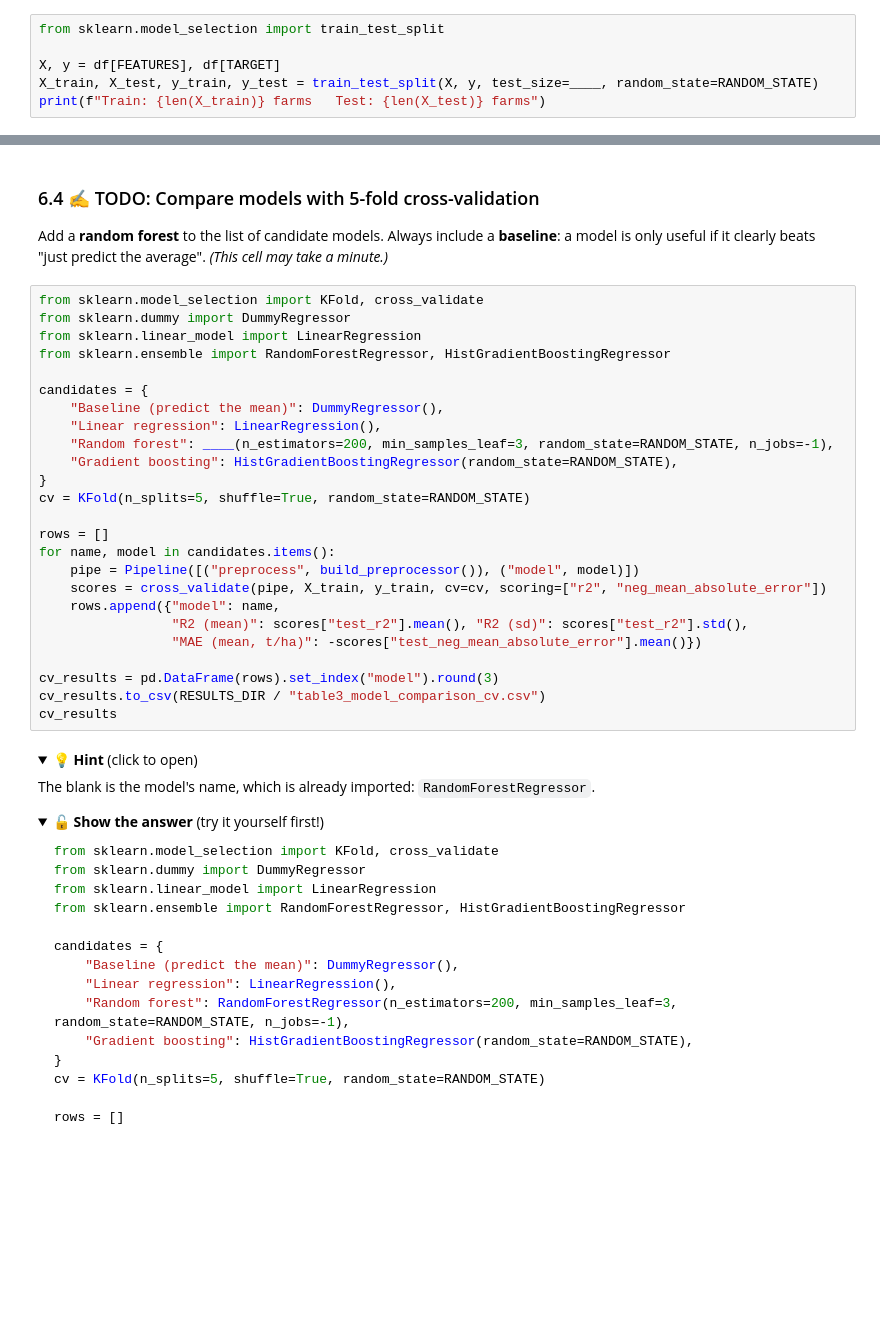
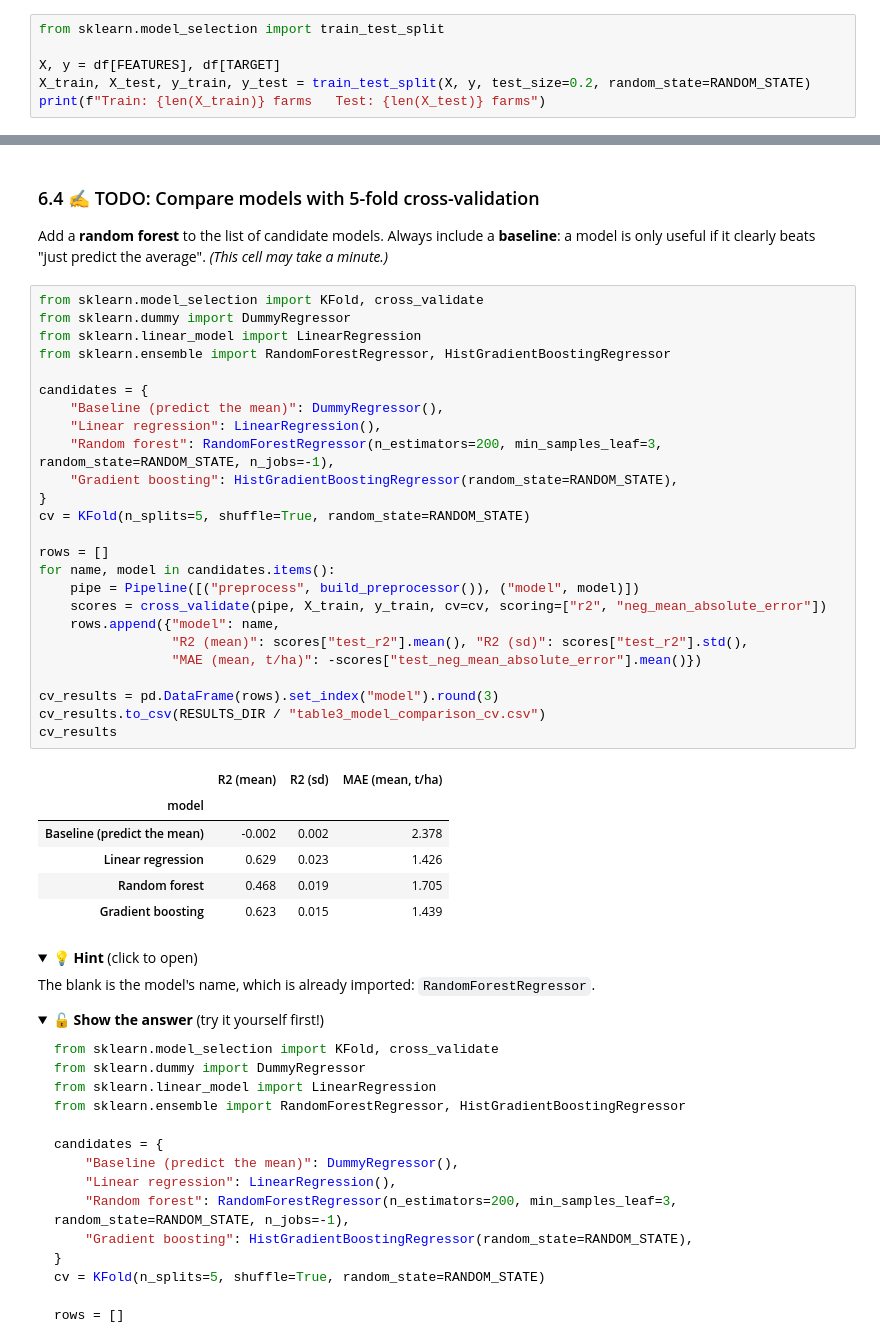
Before and after one commit to Jinawalic/nsuk-ds-group-02, a Jupyter notebook: notebooks/group_project.ipynb, the cells around one changed output, grey strips where cells are left out. Cells and saved outputs as stored; diff of their text form; folded sections open; blank space fills up the shorter version.

Commit message:
Part 6: machine learning model

```diff
--- a/notebooks/group_project.ipynb
+++ b/notebooks/group_project.ipynb
@@ -1658,5 +1667,5 @@ Keep **20%** of farms as a test set. It stays untouched until the very end.
 from sklearn.model_selection import train_test_split
 
 X, y = df[FEATURES], df[TARGET]
-X_train, X_test, y_train, y_test = train_test_split(X, y, test_size=____, random_state=RANDOM_STATE)
+X_train, X_test, y_train, y_test = train_test_split(X, y, test_size=0.2, random_state=RANDOM_STATE)
 print(f"Train: {len(X_train)} farms   Test: {len(X_test)} farms")
@@ -1705,28 +1740,35 @@ if it clearly beats "just predict the average". *(This cell may take a minute.)*
 # %%
 from sklearn.model_selection import KFold, cross_validate
 from sklearn.dummy import DummyRegressor
 from sklearn.linear_model import LinearRegression
 from sklearn.ensemble import RandomForestRegressor, HistGradientBoostingRegressor
 
 candidates = {
     "Baseline (predict the mean)": DummyRegressor(),
     "Linear regression": LinearRegression(),
-    "Random forest": ____(n_estimators=200, min_samples_leaf=3, random_state=RANDOM_STATE, n_jobs=-1),
+    "Random forest": RandomForestRegressor(n_estimators=200, min_samples_leaf=3, random_state=RANDOM_STATE, n_jobs=-1),
     "Gradient boosting": HistGradientBoostingRegressor(random_state=RANDOM_STATE),
 }
 cv = KFold(n_splits=5, shuffle=True, random_state=RANDOM_STATE)
 
 rows = []
 for name, model in candidates.items():
     pipe = Pipeline([("preprocess", build_preprocessor()), ("model", model)])
     scores = cross_validate(pipe, X_train, y_train, cv=cv, scoring=["r2", "neg_mean_absolute_error"])
     rows.append({"model": name,
                  "R2 (mean)": scores["test_r2"].mean(), "R2 (sd)": scores["test_r2"].std(),
                  "MAE (mean, t/ha)": -scores["test_neg_mean_absolute_error"].mean()})
 
 cv_results = pd.DataFrame(rows).set_index("model").round(3)
 cv_results.to_csv(RESULTS_DIR / "table3_model_comparison_cv.csv")
 cv_results
+# %% [output]
+|  | R2 (mean) | R2 (sd) | MAE (mean, t/ha) |
+| model |  |  |  |
+| Baseline (predict the mean) | -0.002 | 0.002 | 2.378 |
+| Linear regression | 0.629 | 0.023 | 1.426 |
+| Random forest | 0.468 | 0.019 | 1.705 |
+| Gradient boosting | 0.623 | 0.015 | 1.439 |
 # %% [markdown]
 <details><summary>💡 <b>Hint</b> (click to open)</summary>
 
```
Also changed, not shown: parts of 23 cells of this notebook, 7 other files.
